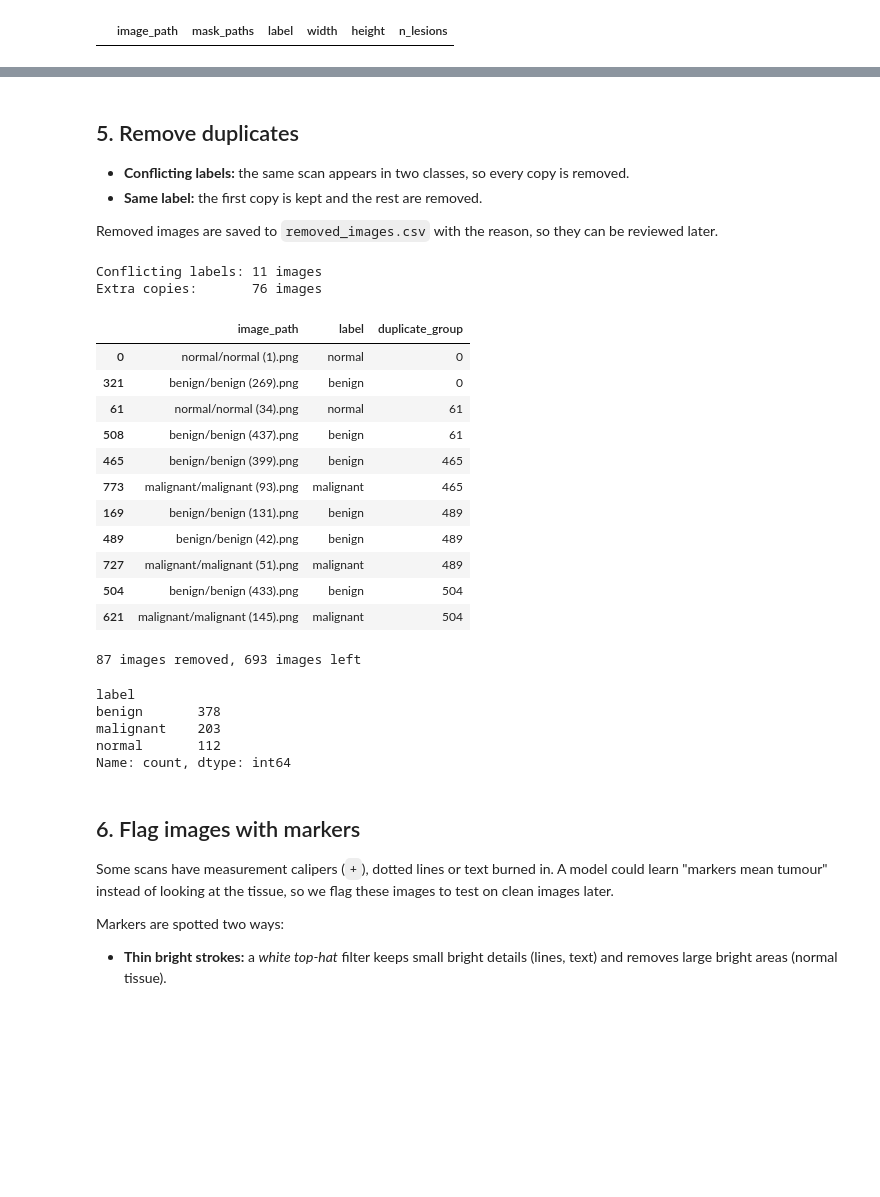
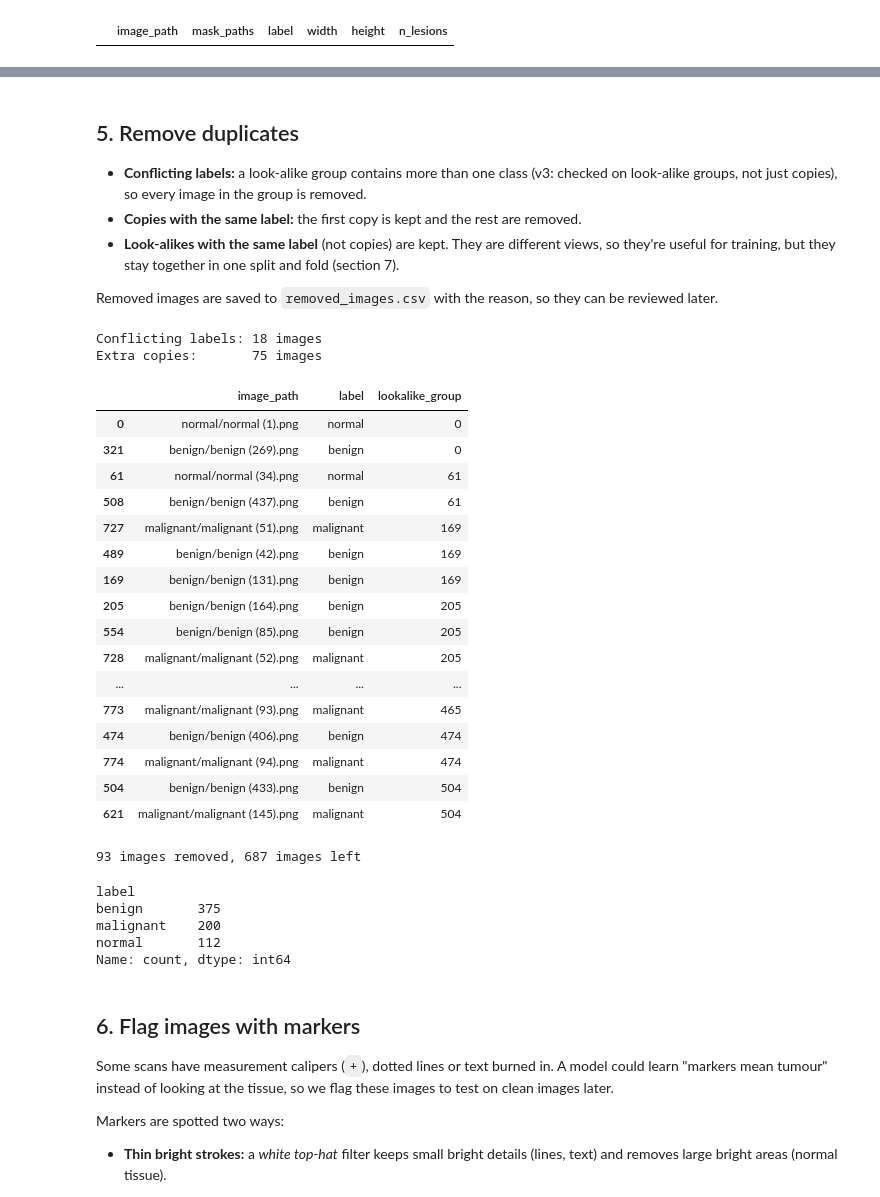
Before and after one commit to Prajwaln08/breast-cancer-detection, a Jupyter notebook: ultrasonic_scans/00_clean_data.ipynb, the cells around one changed output, grey strips where cells are left out. Saved outputs shown, nothing was run; the diff lists cells and outputs as text; code cells hidden in the pictures; blank space fills up the shorter version.

```diff
--- a/ultrasonic_scans/00_clean_data.ipynb
+++ b/ultrasonic_scans/00_clean_data.ipynb
@@ -29,8 +43,11 @@ DATA_DIR = Path('data')                       # folder with benign/, malignant/,
 CLASSES = ['normal', 'benign', 'malignant']
 
 MIN_LESION_PIXELS = 50        # mask regions smaller than this are annotation noise
-DUPLICATE_THRESHOLD = 3.0     # mean pixel difference (0-255) between 32x32 thumbnails; below this = duplicate
+DUPLICATE_THRESHOLD = 3.0     # mean pixel difference (0-255) between 32x32 thumbnails; below this = copy
+LOOKALIKE_THRESHOLD = 7.0     # v3: below this = look-alike (same scan cropped differently, or a nearby frame)
 MARKER_PIXEL_THRESHOLD = 30   # number of marker-like pixels needed to flag an image
+N_FOLDS = 5                   # v3: cross-validation folds for the non-test images (fold 0 = validation)
+FROZEN_TEST = Path('outputs/archive/v1_baseline/data/manifest.csv')   # v3: keep the v1 test images as the test set
 RANDOM_STATE = 42             # fixed seed so the split is the same every run
 # %% [markdown]
 ## 2. List every image with its masks
@@ -116,8 +138,10 @@ thumbs = np.stack([thumbnail(p) for p in df['image_path']])
 pairs = []
 for i in range(len(thumbs)):
     diffs = np.abs(thumbs[i + 1:] - thumbs[i]).mean(axis=1)   # mean pixel difference to each later image
-    for j in np.nonzero(diffs < DUPLICATE_THRESHOLD)[0]:
+    for j in np.nonzero(diffs < LOOKALIKE_THRESHOLD)[0]:      # v3: keep every look-alike pair, not just copies
         pairs.append((i, i + 1 + j, round(float(diffs[j]), 2)))
 
-print(f'{len(pairs)} duplicate pairs found')
+copy_pairs = [p for p in pairs if p[2] < DUPLICATE_THRESHOLD]
+print(f'{len(copy_pairs)} copy pairs (difference < {DUPLICATE_THRESHOLD})')
+print(f'{len(pairs)} look-alike pairs (difference < {LOOKALIKE_THRESHOLD}), including the copies')
 # %% [output]
@@ -125,18 +150,23 @@ print(f'{len(pairs)} duplicate pairs found')
 # %%
-# Join duplicate pairs into groups
-group = list(range(len(df)))     # every image starts in its own group
+def make_groups(pair_list, n):
+    """Join linked pairs into groups (if A ~ B and B ~ C, then A, B and C are one group).
+    Returns the group number of each of the n images."""
+    group = list(range(n))       # every image starts in its own group
 
-def find(i):
-    """Follow the links until we reach the group's first image."""
-    while group[i] != i:
-        i = group[i]
-    return i
+    def find(i):
+        """Follow the links until we reach the group's first image."""
+        while group[i] != i:
+            i = group[i]
+        return i
 
-for i, j, _ in pairs:
-    group[find(j)] = find(i)     # link the two groups together
+    for i, j, _ in pair_list:
+        group[find(j)] = find(i)     # link the two groups together
+    return [find(i) for i in range(n)]
 
-df['duplicate_group'] = [find(i) for i in range(len(df))]
 
-group_sizes = df['duplicate_group'].value_counts()
-print(f'{(group_sizes > 1).sum()} groups contain duplicates')
+df['duplicate_group'] = make_groups(copy_pairs, len(df))     # copies
+df['lookalike_group'] = make_groups(pairs, len(df))          # v3: copies + look-alikes
+
+print(f"{(df['duplicate_group'].value_counts() > 1).sum()} groups contain copies")
+print(f"{(df['lookalike_group'].value_counts() > 1).sum()} groups contain look-alikes")
 # %% [output]
@@ -166,32 +210,38 @@ show_pairs(sorted(pairs, key=lambda p: p[2], reverse=True))   # least similar fi
 # %% [markdown]
 ## 5. Remove duplicates
 
-- **Conflicting labels:** the same scan appears in two classes, so every copy is removed.
-- **Same label:** the first copy is kept and the rest are removed.
+- **Conflicting labels:** a look-alike group contains more than one class (v3: checked on look-alike groups, not just copies), so every image in the group is removed.
+- **Copies with the same label:** the first copy is kept and the rest are removed.
+- **Look-alikes with the same label** (not copies) are kept. They are different views, so they're useful for training, but they stay together in one split and fold (section 7).
 
 Removed images are saved to `removed_images.csv` with the reason, so they can be reviewed later.
 # %%
-labels_per_group = df.groupby('duplicate_group')['label'].transform('nunique')   # how many classes per group
+labels_per_group = df.groupby('lookalike_group')['label'].transform('nunique')   # v3: classes per look-alike group
 
 conflicting = df[labels_per_group > 1]                                           # same scan, different labels
 extra_copies = df[(labels_per_group == 1) & df.duplicated('duplicate_group')]    # 2nd, 3rd ... copy
 
 print(f'Conflicting labels: {len(conflicting)} images')
 print(f'Extra copies:       {len(extra_copies)} images')
-conflicting.sort_values('duplicate_group')[['image_path', 'label', 'duplicate_group']]
+conflicting.sort_values('lookalike_group')[['image_path', 'label', 'lookalike_group']]
 # %% [output]
-Conflicting labels: 11 images
-Extra copies:       76 images
+Conflicting labels: 18 images
+Extra copies:       75 images
-|  | image_path | label | duplicate_group |
+|  | image_path | label | lookalike_group |
 | 0 | normal/normal (1).png | normal | 0 |
 | 321 | benign/benign (269).png | benign | 0 |
 | 61 | normal/normal (34).png | normal | 61 |
 | 508 | benign/benign (437).png | benign | 61 |
-| 465 | benign/benign (399).png | benign | 465 |
+| 727 | malignant/malignant (51).png | malignant | 169 |
+| 489 | benign/benign (42).png | benign | 169 |
+| 169 | benign/benign (131).png | benign | 169 |
+| 205 | benign/benign (164).png | benign | 205 |
+| 554 | benign/benign (85).png | benign | 205 |
+| 728 | malignant/malignant (52).png | malignant | 205 |
+| ... | ... | ... | ... |
 | 773 | malignant/malignant (93).png | malignant | 465 |
-| 169 | benign/benign (131).png | benign | 489 |
-| 489 | benign/benign (42).png | benign | 489 |
-| 727 | malignant/malignant (51).png | malignant | 489 |
+| 474 | benign/benign (406).png | benign | 474 |
+| 774 | malignant/malignant (94).png | malignant | 474 |
 | 504 | benign/benign (433).png | benign | 504 |
 | 621 | malignant/malignant (145).png | malignant | 504 |
 # %%
@@ -205,10 +255,10 @@ df = df.drop(removed.index).reset_index(drop=True)
 print(f'{len(removed)} images removed, {len(df)} images left')
 df['label'].value_counts()
 # %% [output]
-87 images removed, 693 images left
+93 images removed, 687 images left
 label
-benign       378
-malignant    203
+benign       375
+malignant    200
 normal       112
 Name: count, dtype: int64
 # %% [markdown]
```
Also changed, not shown: parts of 13 cells of this notebook, 1 other file.
